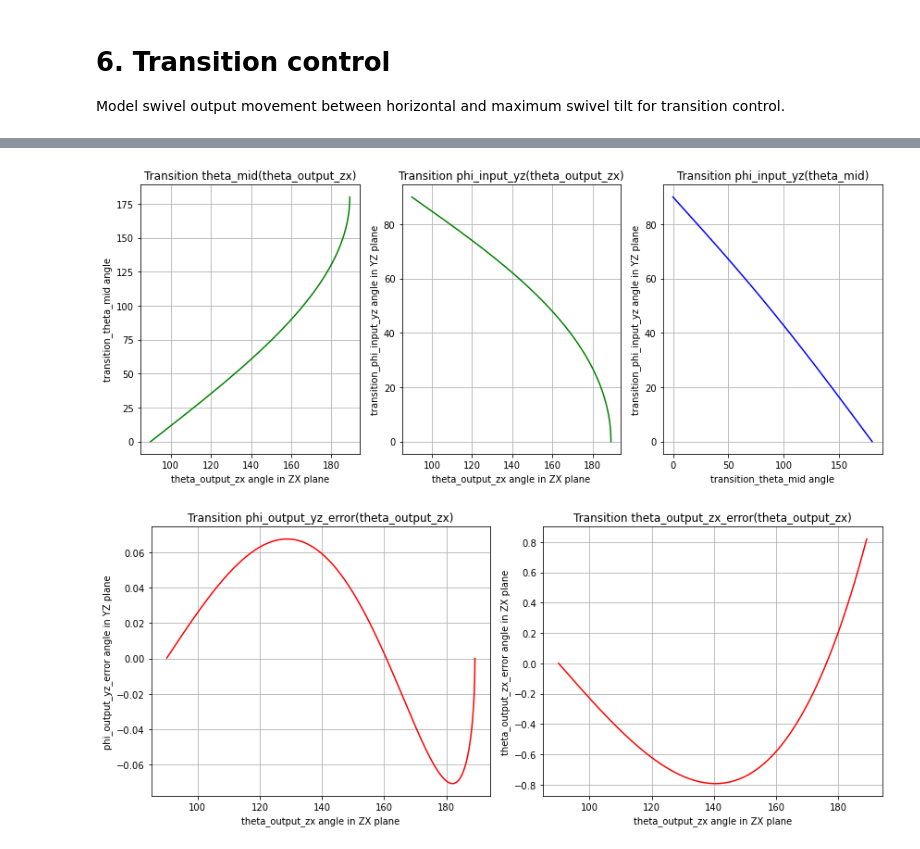
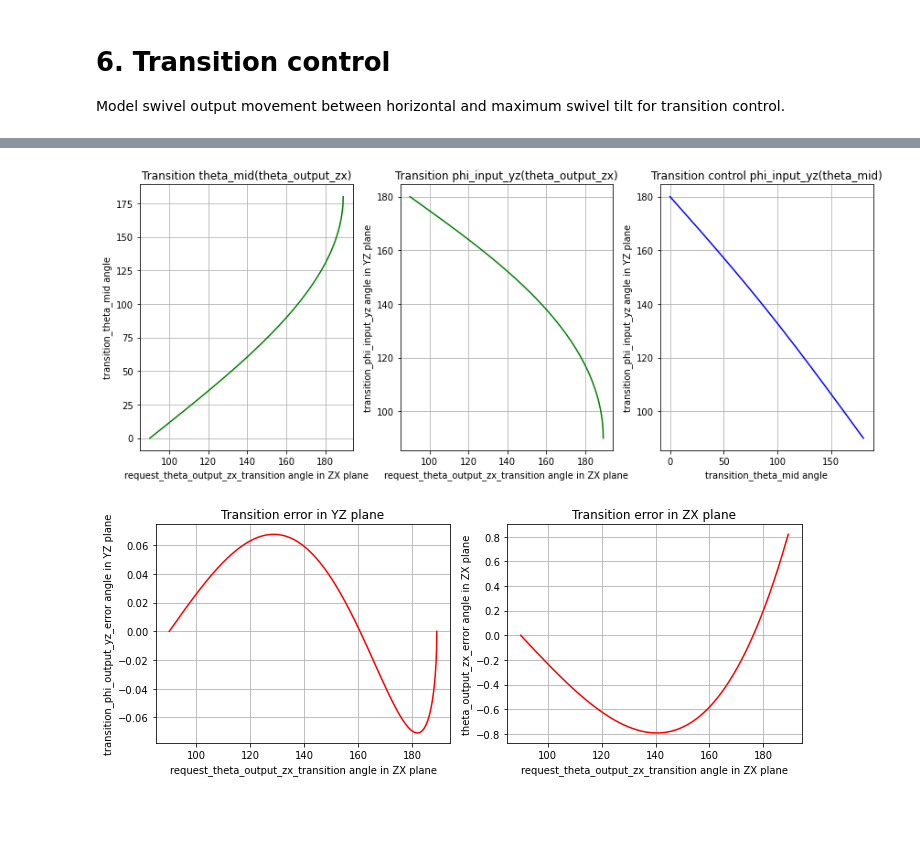
Before and after one commit to erkooi/swivel, a Jupyter notebook: python/swivel.ipynb, the cells around one changed output, grey strips where cells are left out. Saved outputs shown, nothing was run; the diff lists cells and outputs as text; code cells hidden in the pictures; blank space fills up the shorter version.

```diff
--- a/python/swivel.ipynb
+++ b/python/swivel.ipynb
@@ -335,25 +321,11 @@ fi = 1 : ampl = 2.8160029627, angle =   90.0
 # . sw.rfft_bins_of_phi_output_yz_as_function_of_theta_mid() and
 #   sw.approximate_phi_output_yz_as_function_of_theta_mid() implement
 #   the steps that were analysed above.
-# Determine harmonics in exact theta_output_zx(theta_mid)
+# Determine harmonics in exact phi_output_yz(theta_mid)
 rfft_phi_output_yz_diff_ampl_arr, rfft_phi_output_yz_diff_angle_arr = \
-    sw.rfft_bins_of_phi_output_yz_as_function_of_theta_mid(alpha_tilt,
-                                                           output_tube_pointing,
-                                                           mid_tube_rotation,
-                                                           N_points)
-f0_phi_output_yz_ampl = rfft_phi_output_yz_diff_ampl_arr[0]
+    sw.rfft_bins_of_phi_output_yz_as_function_of_theta_mid(alpha_tilt, N_points)
 f1_phi_output_yz_ampl = rfft_phi_output_yz_diff_ampl_arr[1]
-f1_phi_output_yz_angle = rfft_phi_output_yz_diff_angle_arr[1]
 phi_output_yz_approx_arr = sw.approximate_phi_output_yz_as_function_of_theta_mid(theta_mid_arr,
-                                                                                 f0_phi_output_yz_ampl,
-                                                                                 f1_phi_output_yz_ampl,
-                                                                                 f1_phi_output_yz_angle)
-phi_output_yz_error_arr = phi_output_yz_arr - phi_output_yz_approx_arr
-
-plt.plot(theta_mid_arr, phi_output_yz_error_arr, 'r')
-plt.title('Swivel from horizontal to ' + output_tube_pointing + ' to horizontal')
-plt.xlabel('theta_mid angle')
-plt.ylabel('phi_output_yz_error angle in YZ plane')
-plt.grid()
+                                                                                 f1_phi_output_yz_ampl)
 # %% [output]
 rfft_bins_of_phi_output_yz_as_function_of_theta_mid()
@@ -955,44 +918,48 @@ approximate_phi_output_yz_as_function_of_theta_mid():
 # Plot transition control
 fig = plt.figure(figsize=(12, 5))  # width, height in inches
 plt.subplot(1, 3, 1)
-plt.plot(theta_output_zx_linear_arr, transition_theta_mid_arr, 'g-')
+plt.plot(request_theta_output_zx_transition_arr, transition_theta_mid_arr, 'g-')
 plt.title('Transition theta_mid(theta_output_zx)')
-plt.xlabel('theta_output_zx angle in ZX plane')
+plt.xlabel('request_theta_output_zx_transition angle in ZX plane')
 plt.ylabel('transition_theta_mid angle')
 plt.grid()
 
 plt.subplot(1, 3, 2)
-plt.plot(theta_output_zx_linear_arr, transition_phi_input_yz_arr, 'g-')
+plt.plot(request_theta_output_zx_transition_arr, transition_phi_input_yz_arr, 'g-')
 plt.title('Transition phi_input_yz(theta_output_zx)')
-plt.xlabel('theta_output_zx angle in ZX plane')
+plt.xlabel('request_theta_output_zx_transition angle in ZX plane')
 plt.ylabel('transition_phi_input_yz angle in YZ plane')
 plt.grid()
 
 plt.subplot(1, 3, 3)
 plt.plot(transition_theta_mid_arr, transition_phi_input_yz_arr, 'b-')
-plt.title('Transition phi_input_yz(theta_mid)')
+plt.title('Transition control phi_input_yz(theta_mid)')
 plt.xlabel('transition_theta_mid angle')
 plt.ylabel('transition_phi_input_yz angle in YZ plane')
 plt.grid()
 plt.tight_layout()
 # %% [output]
-[figure, old version]
+[figure, new version]
+# %%
+# Check transition result
+transition_phi_output_yz_error_arr = result_phi_output_yz_transition_arr - request_phi_output_yz_transition_arr
+transition_theta_output_zx_error_arr = result_theta_output_zx_transition_arr - request_theta_output_zx_transition_arr
 # %%
 # Plot transition result
-fig = plt.figure(figsize=(12, 5))  # width, height in inches
+fig = plt.figure(figsize=(10, 4))  # width, height in inches
 plt.subplot(1, 2, 1)
-plt.plot(theta_output_zx_linear_arr, transition_phi_output_yz_error_arr, 'r-')
-plt.title('Transition phi_output_yz_error(theta_output_zx)')
-plt.xlabel('theta_output_zx angle in ZX plane')
-plt.ylabel('phi_output_yz_error angle in YZ plane')
+plt.plot(request_theta_output_zx_transition_arr, transition_phi_output_yz_error_arr, 'r-')
+plt.title('Transition error in YZ plane')
+plt.xlabel('request_theta_output_zx_transition angle in ZX plane')
+plt.ylabel('transition_phi_output_yz_error angle in YZ plane')
 plt.grid()
 
 plt.subplot(1, 2, 2)
-plt.plot(theta_output_zx_linear_arr, transition_theta_output_zx_error_arr, 'r-')
-plt.title('Transition theta_output_zx_error(theta_output_zx)')
-plt.xlabel('theta_output_zx angle in ZX plane')
+plt.plot(request_theta_output_zx_transition_arr, transition_theta_output_zx_error_arr, 'r-')
+plt.title('Transition error in ZX plane')
+plt.xlabel('request_theta_output_zx_transition angle in ZX plane')
 plt.ylabel('theta_output_zx_error angle in ZX plane')
 plt.grid()
 plt.tight_layout()
 # %% [output]
-[figure, old version]
+[figure, new version]
```
Also changed, not shown: parts of 25 cells of this notebook, 4 other files.
